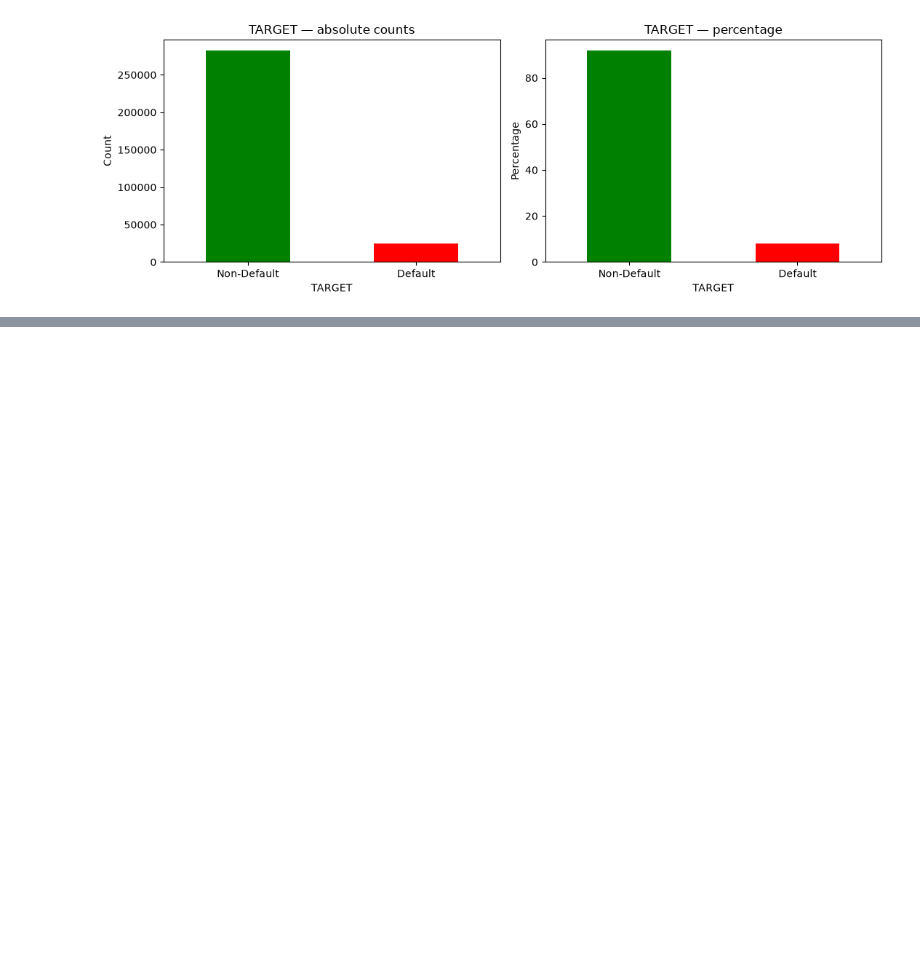
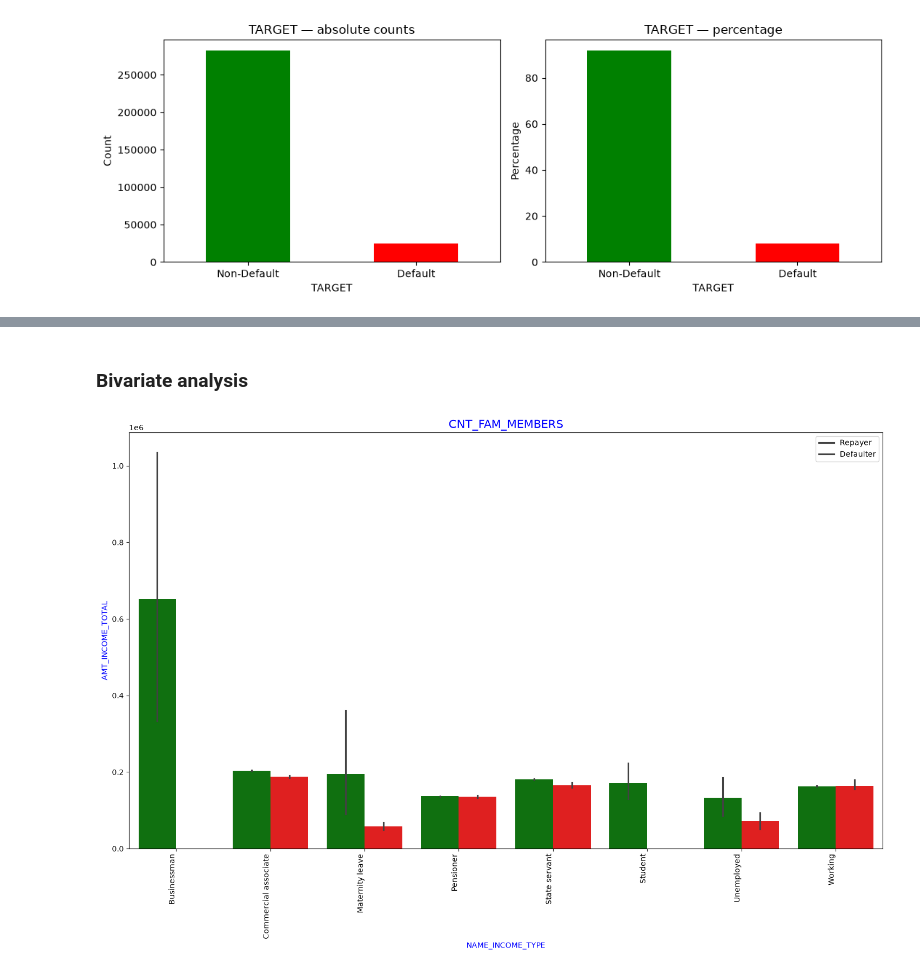
Before and after one commit to rakesh-kumar07/LogicMojo-AI-ML-June26-rakesh, a Jupyter notebook: EDA_Bank_Case_Study/Bank_loan_Assignment.ipynb, the cells around one changed output, grey strips where cells are left out. Drawn from its saved outputs; the diff is of its cells as text; code cells hidden in the pictures; blank space fills up the shorter version.

```diff
--- a/EDA_Bank_Case_Study/Bank_loan_Assignment.ipynb
+++ b/EDA_Bank_Case_Study/Bank_loan_Assignment.ipynb
@@ -1481,0 +1496,26 @@ for col in categorical_vars_of_interest:
+# %% [markdown]
+### Bivariate analysis
+# %%
+# function for plotting repetitive countplots in bivariate categorical analysis
+
+def bivariate_bar(x,y,df,hue,figsize):
+
+    plt.figure(figsize=figsize)
+    sns.barplot(x=x,
+                  y=y,
+                  data=df,
+                  hue=hue,
+                  palette =['g','r'])
+
+    # Defining aesthetics of Labels and Title of the plot using style dictionaries
+    plt.xlabel(x,fontdict={'fontsize' : 10, 'fontweight' : 3, 'color' : 'Blue'})
+    plt.ylabel(y,fontdict={'fontsize' : 10, 'fontweight' : 3, 'color' : 'Blue'})
+    plt.title(col, fontdict={'fontsize' : 15, 'fontweight' : 5, 'color' : 'Blue'})
+    plt.xticks(rotation=90, ha='right')
+    plt.legend(labels = ['Repayer','Defaulter'])
+    plt.show()
+# %%
+# Income type vs Income Amount Total
+bivariate_bar("NAME_INCOME_TYPE", "AMT_INCOME_TOTAL", application_df, hue="TARGET", figsize=(18, 10))
+# %% [output]
+[figure, added]
```
Also changed, not shown: parts of 27 cells of this notebook.
